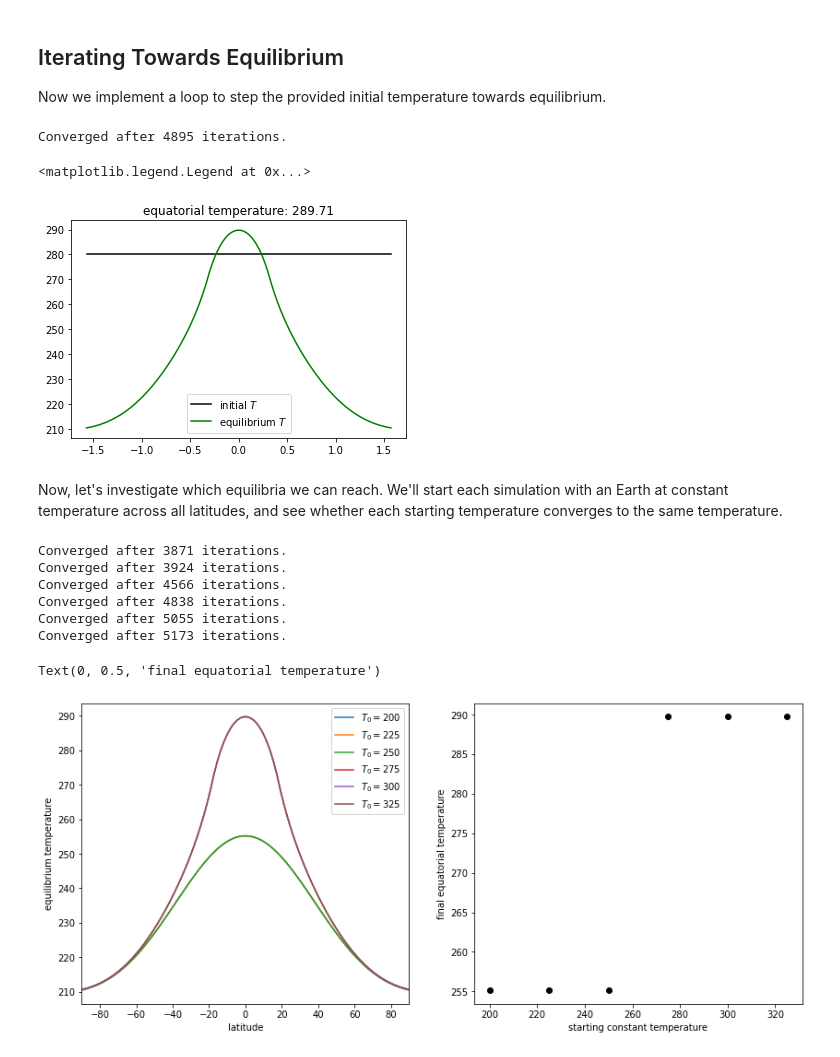
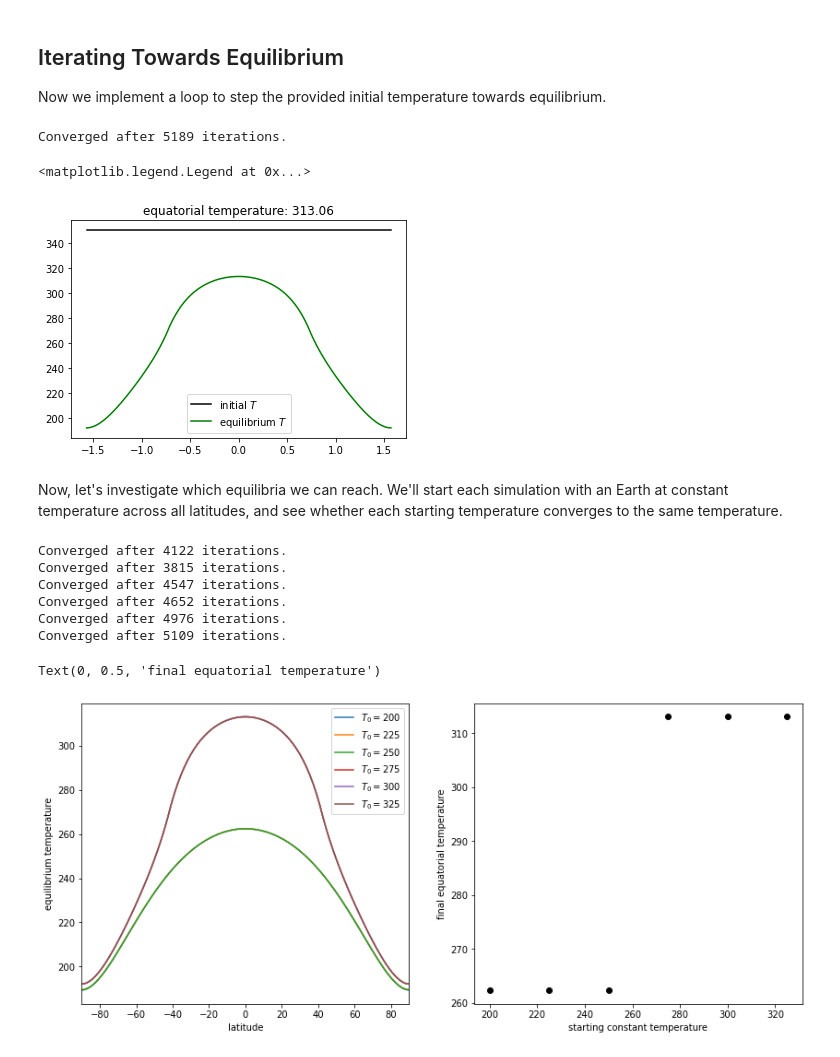
Before and after one commit to dsconnelly/nyu-climate, a Jupyter notebook: ebalance.ipynb, the cells around one changed output. Drawn from its saved outputs; the diff is of its cells as text; code cells hidden in the pictures.

```diff
--- a/ebalance.ipynb
+++ b/ebalance.ipynb
@@ -9,11 +10,11 @@ where $T$ is the surface temperature. Since the heat capacity $c_p$ will be mult
 ## Parameters and Constants ##
 # %%
 n_lats = 100
-beta = 22 * (np.pi / 180)
+beta = 0
 dt = 1e-3
 eps = 0.76
 S_0 = 1362
-D_0 = 1e-1
+D = 1e-1
 sigma = 5.67e-8
 # %% [markdown]
 Next, we create the latitude array and note the latitude step size.
@@ -29,4 +28,2 @@ Finally, we let the diffusivity scale proportional to the circumference of the E
-# %%
-D = D_0 * np.cos(phi)
 # %% [markdown]
 ## Insolation and Albedo ##
@@ -34,5 +31,15 @@ Here is one heuristic for insolation as a function of $\varphi$.
 # %%
-S = 230 * np.exp(-2 * ((lat / 60) ** 2)) + 170
+S = np.mean(
+    daily_insolation(
+        lat, day=np.arange(1, 366),
+        orb={
+            'ecc' : 0.017236,
+            'long_peri' : 281.37,
+            'obliquity' : beta
+        }
+    ),
+    axis=1
+)
 # %% [markdown]
 Let's plot the insolation and verify that we're getting something reasonable.
 # %%
@@ -56,7 +63,7 @@ In other words, when the temperature falls below freezing, the albedo jumps from
 # %%
 def albedo(T):
     alpha = np.zeros(T.shape)
-    alpha[T > 273] = 0.3
+    alpha[T > 273] = 0.2
     alpha[T <= 273] = 0.6
 
     return alpha
@@ -108,36 +115,36 @@ def equilibriate(T_0, max_iter=1e6, verbose=True):
             S * (1 - albedo(T)) -
             (1 - 0.5 * eps) * sigma * (T ** 4) +
             D * second_derivative(T, dphi)
         )
 
         T = T + dTdt * dt
         n_iter = n_iter + 1
 
         if verbose and n_iter % int(max_iter / 10) == 0:
             print(f'Iteration {n_iter}: {abs(dTdt).max()}')
 
     if n_iter < max_iter:
         print(f'Converged after {n_iter} iterations.')
     else:
         print(f'Maximum iteration limit reached without convergence.')
 
     return T
 
-T_0 = 280 * np.ones(phi.shape)
+T_0 = 350 * np.ones(phi.shape)
 T = equilibriate(T_0)
 
 %matplotlib inline
 _, ax = plt.subplots()
 
 ax.plot(phi, T_0, color='k', label='initial $T$')
 ax.plot(phi, T, color='g', label=r'equilibrium $T$')
 
 ax.set_title(f'equatorial temperature: {round(T[int(n_lats / 2)], 2)}')
 ax.legend()
 # %% [output]
-Converged after 4895 iterations.
+Converged after 5189 iterations.
 <matplotlib.legend.Legend at 0x...>
-[figure, old version]
+[figure, new version]
 # %% [markdown]
 Now, let's investigate which equilibria we can reach. We'll start each simulation with an Earth at constant temperature across all latitudes, and see whether each starting temperature converges to the same temperature.
 # %%
@@ -163,11 +170,11 @@ ax2.scatter(T_0s, eqs, color='k')
 ax2.set_xlabel('starting constant temperature')
 ax2.set_ylabel('final equatorial temperature')
 # %% [output]
-Converged after 3871 iterations.
-Converged after 3924 iterations.
-Converged after 4566 iterations.
-Converged after 4838 iterations.
-Converged after 5055 iterations.
-Converged after 5173 iterations.
+Converged after 4122 iterations.
+Converged after 3815 iterations.
+Converged after 4547 iterations.
+Converged after 4652 iterations.
+Converged after 4976 iterations.
+Converged after 5109 iterations.
 Text(0, 0.5, 'final equatorial temperature')
-[figure, old version]
+[figure, new version]
```
Also changed, not shown: parts of 4 cells of this notebook, 1 other file.
